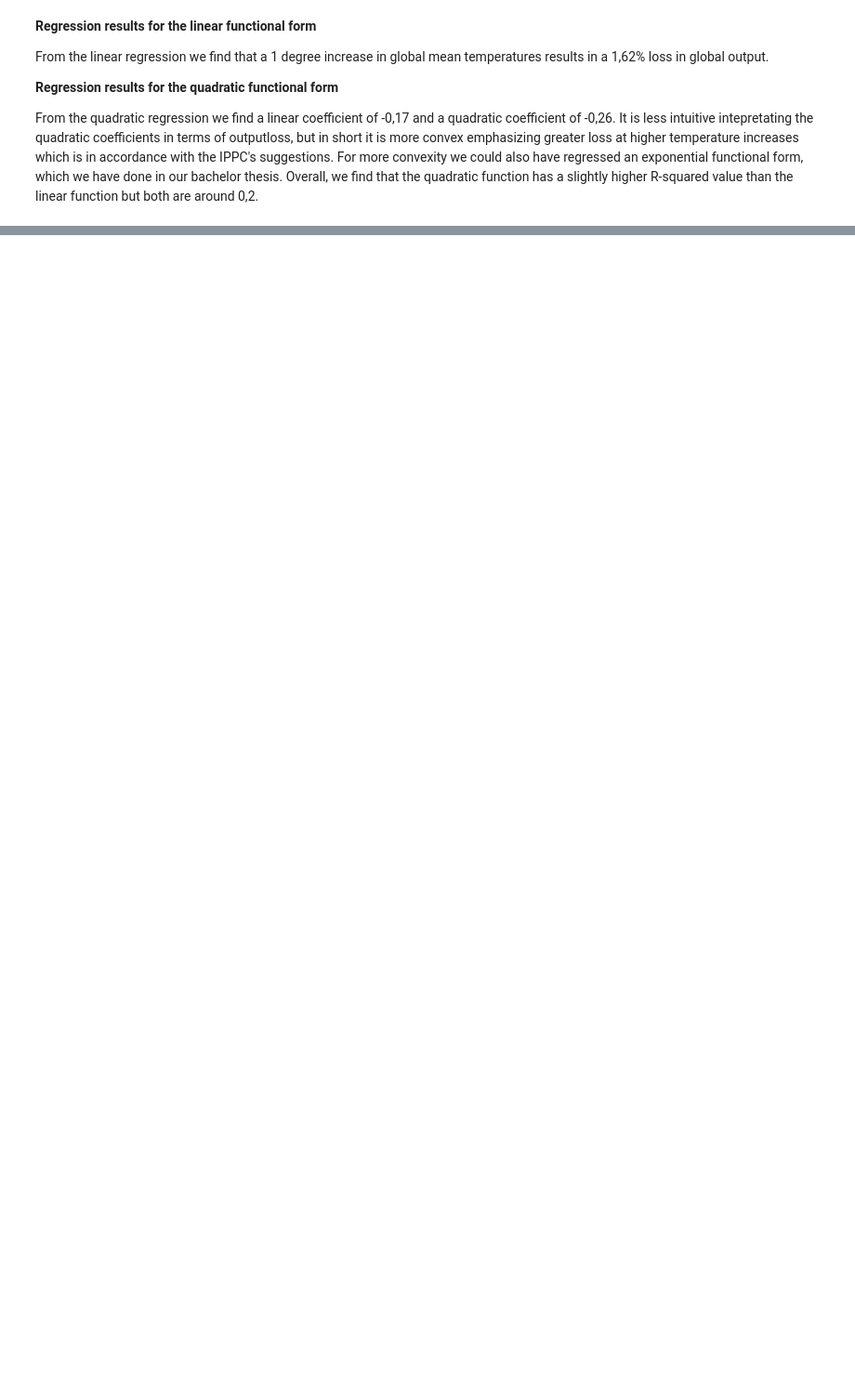
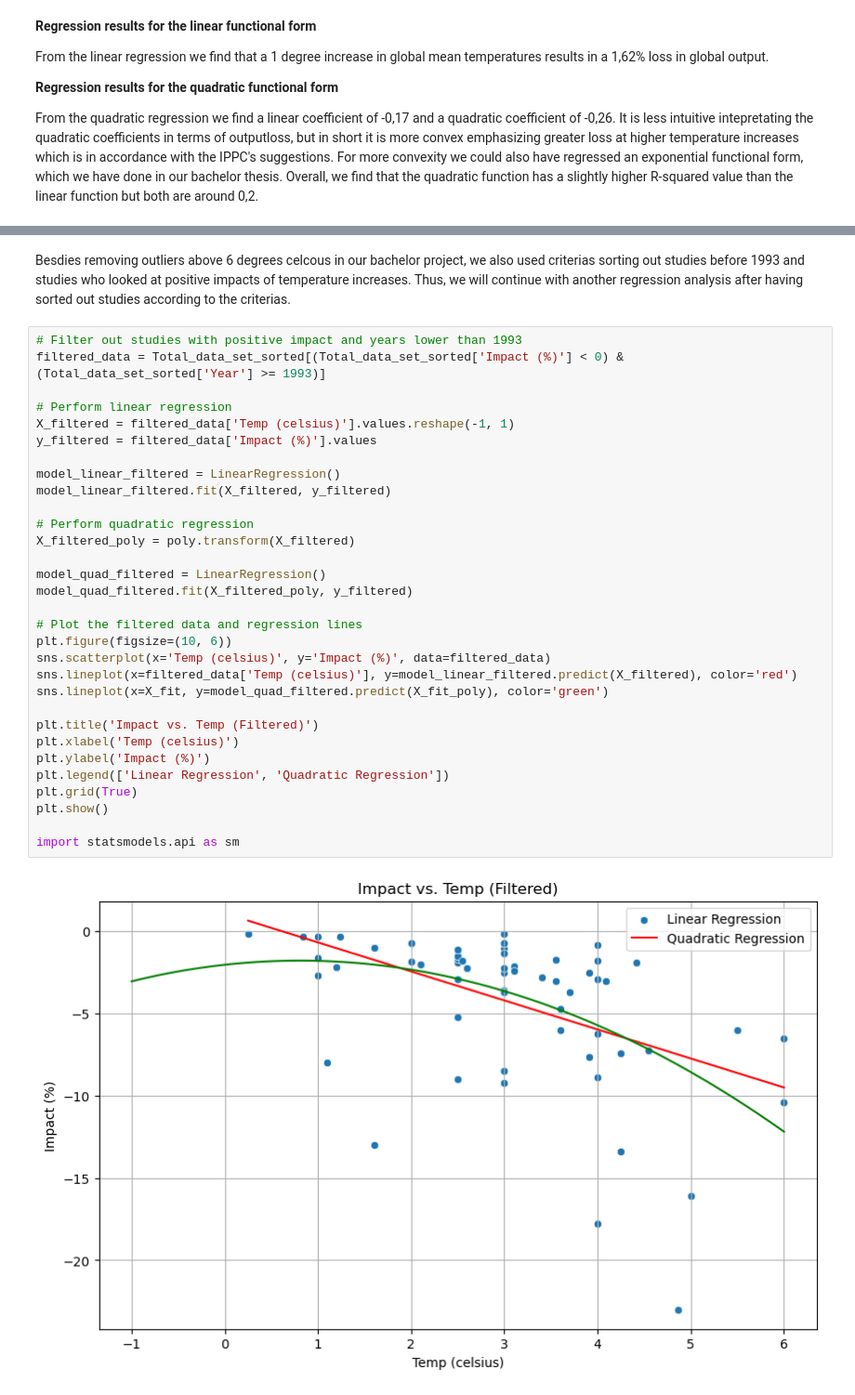
Before and after one commit to NumEconCopenhagen/projects-2024-carl-emil-nicholas-og-christian, a Jupyter notebook: dataproject/dataproject.ipynb, the cells around one changed output, grey strips where cells are left out. Shown: that part at 93% size. Saved outputs shown, nothing was run; the diff lists cells and outputs as text; blank space fills up the shorter version.

```diff
--- a/dataproject/dataproject.ipynb
+++ b/dataproject/dataproject.ipynb
@@ -230,0 +234,35 @@ From the quadratic regression we find a linear coefficient of -0,17 and a quadra
+# %% [markdown]
+Besdies removing outliers above 6 degrees celcous in our bachelor project, we also used criterias sorting out studies before 1993 and studies who looked at positive impacts of temperature increases. Thus, we will continue with another regression analysis after having sorted out studies according to the criterias.
+# %%
+# Filter out studies with positive impact and years lower than 1993
+filtered_data = Total_data_set_sorted[(Total_data_set_sorted['Impact (%)'] < 0) & (Total_data_set_sorted['Year'] >= 1993)]
+
+# Perform linear regression
+X_filtered = filtered_data['Temp (celsius)'].values.reshape(-1, 1)
+y_filtered = filtered_data['Impact (%)'].values
+
+model_linear_filtered = LinearRegression()
+model_linear_filtered.fit(X_filtered, y_filtered)
+
+# Perform quadratic regression
+X_filtered_poly = poly.transform(X_filtered)
+
+model_quad_filtered = LinearRegression()
+model_quad_filtered.fit(X_filtered_poly, y_filtered)
+
+# Plot the filtered data and regression lines
+plt.figure(figsize=(10, 6))
+sns.scatterplot(x='Temp (celsius)', y='Impact (%)', data=filtered_data)
+sns.lineplot(x=filtered_data['Temp (celsius)'], y=model_linear_filtered.predict(X_filtered), color='red')
+sns.lineplot(x=X_fit, y=model_quad_filtered.predict(X_fit_poly), color='green')
+
+plt.title('Impact vs. Temp (Filtered)')
+plt.xlabel('Temp (celsius)')
+plt.ylabel('Impact (%)')
+plt.legend(['Linear Regression', 'Quadratic Regression'])
+plt.grid(True)
+plt.show()
+
+import statsmodels.api as sm
+# %% [output]
+[figure, added]
```
Also changed, not shown: parts of 8 cells of this notebook.
